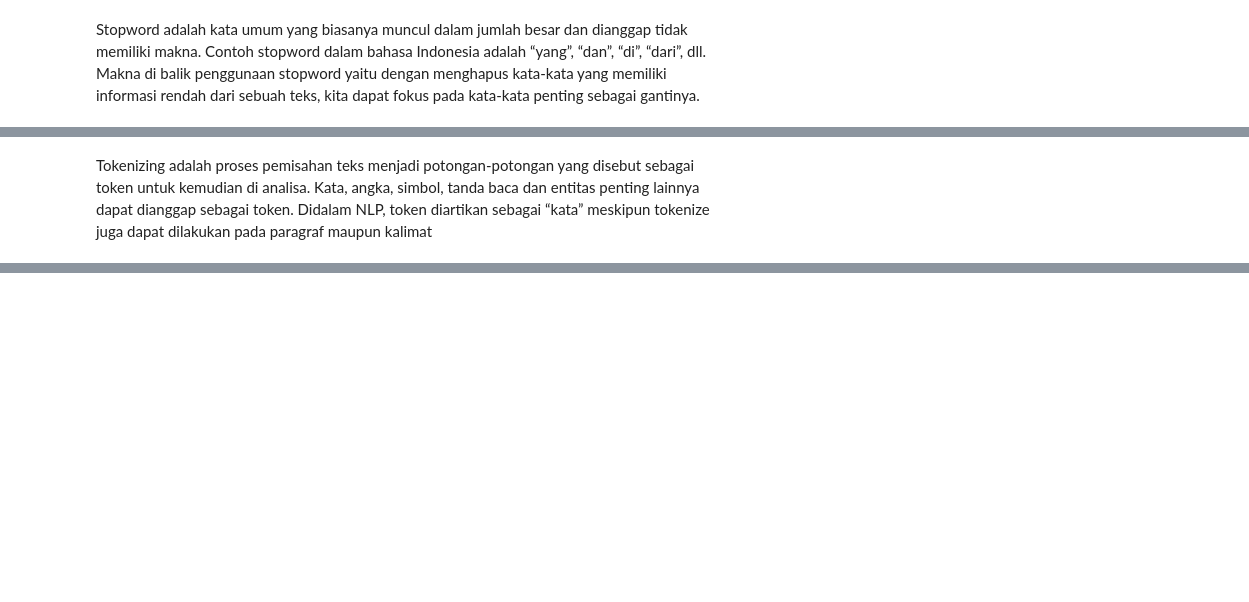
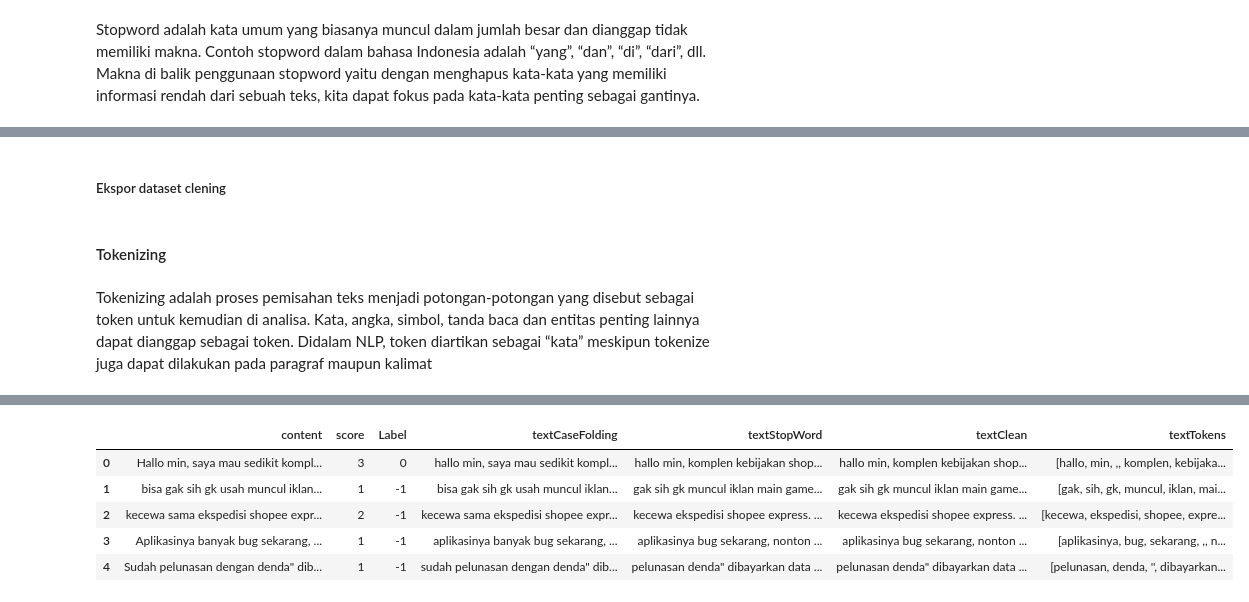
Before and after one commit to Aimin-Nur/Sentiment-Analysis---Shopee-2024, a Jupyter notebook: FInal.ipynb, the cells around one changed output, grey strips where cells are left out. Drawn from its saved outputs; the diff is of its cells as text; code cells hidden in the pictures; blank space fills up the shorter version.

```diff
--- a/FInal.ipynb
+++ b/FInal.ipynb
@@ -195,0 +243,2 @@ df_sentimen.head(10)
+# %% [markdown]
+##### Ekspor dataset clening
@@ -196,8 +247,11 @@ df_sentimen.head(10)
+# %% [markdown]
+#### Tokenizing
 # %% [markdown]
 Tokenizing adalah proses pemisahan teks menjadi potongan-potongan yang disebut sebagai token untuk kemudian di analisa. Kata, angka, simbol, tanda baca dan entitas penting lainnya dapat dianggap sebagai token. Didalam NLP, token diartikan sebagai “kata” meskipun tokenize juga dapat dilakukan pada paragraf maupun kalimat
 # %%
 import nltk
 nltk.download('punkt')
 from nltk.tokenize import sent_tokenize, word_tokenize
-data_clean['text_tokens'] = data_clean['text_StopWord'].apply(lambda x: word_tokenize(x))
-data_clean.head()
+df_sentimen['textTokens'] = df_sentimen['textClean'].apply(lambda x: word_tokenize(x))
+df_sentimen.head()
+# %% [output]
@@ -203,0 +261,6 @@ data_clean.head()
+|  | content | score | Label | textCaseFolding | textStopWord | textClean | textTokens |
+| 0 | Hallo min, saya mau sedikit kompl... | 3 | 0 | hallo min, saya mau sedikit kompl... | hallo min, komplen kebijakan shop... | hallo min, komplen kebijakan shop... | [hallo, min, ,, komplen, kebijaka... |
+| 1 | bisa gak sih gk usah muncul iklan... | 1 | -1 | bisa gak sih gk usah muncul iklan... | gak sih gk muncul iklan main game... | gak sih gk muncul iklan main game... | [gak, sih, gk, muncul, iklan, mai... |
+| 2 | kecewa sama ekspedisi shopee expr... | 2 | -1 | kecewa sama ekspedisi shopee expr... | kecewa ekspedisi shopee express. ... | kecewa ekspedisi shopee express. ... | [kecewa, ekspedisi, shopee, expre... |
+| 3 | Aplikasinya banyak bug sekarang, ... | 1 | -1 | aplikasinya banyak bug sekarang, ... | aplikasinya bug sekarang, nonton ... | aplikasinya bug sekarang, nonton ... | [aplikasinya, bug, sekarang, ,, n... |
+| 4 | Sudah pelunasan dengan denda" dib... | 1 | -1 | sudah pelunasan dengan denda" dib... | pelunasan denda" dibayarkan data ... | pelunasan denda" dibayarkan data ... | [pelunasan, denda, '', dibayarkan... |
```
Also changed, not shown: parts of 36 cells of this notebook, 12 other files.
